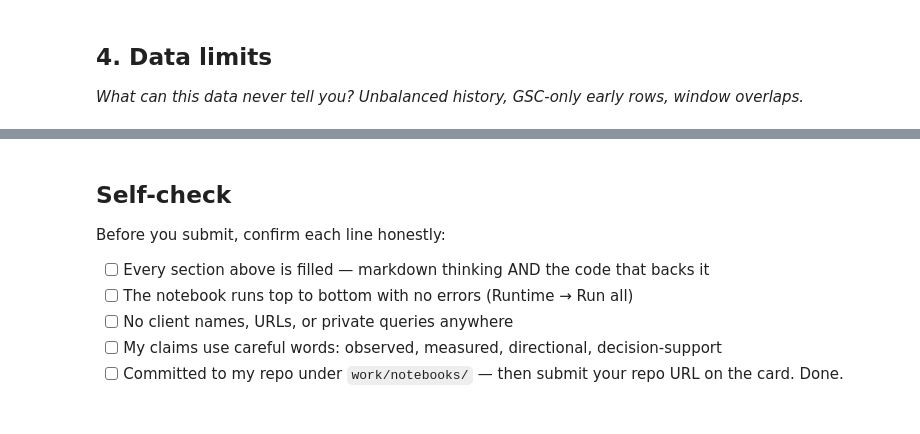
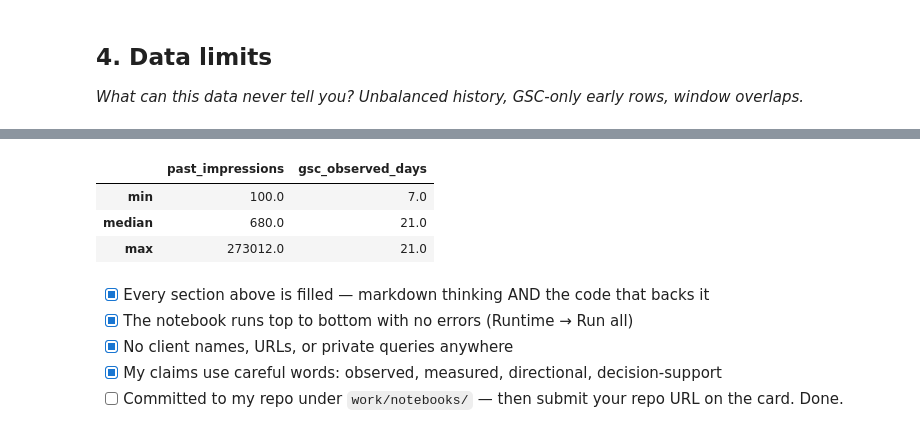
Before and after one commit to ZubairQazzi/flyrank-ml-internship-zubair, a Jupyter notebook: work/notebooks/w03_data_contract.ipynb, the cells around one changed output, grey strips where cells are left out. Drawn from its saved outputs; the diff is of its cells as text; code cells hidden in the pictures.

```diff
--- a/work/notebooks/w03_data_contract.ipynb
+++ b/work/notebooks/w03_data_contract.ipynb
@@ -37,10 +369,24 @@ This skeleton is yours to fill. Work the sections **in order** — each one has
+# %%
+limitation_check = (
+    feature_frame[
+        [
+            "past_impressions",
+            "gsc_observed_days",
+        ]
+    ]
+    .agg(["min", "median", "max"])
+    .round(2)
+)
+
+limitation_check
+# %% [output]
+|  | past_impressions | gsc_observed_days |
+| min | 100.0 | 7.0 |
+| median | 680.0 | 21.0 |
+| max | 273012.0 | 21.0 |
 # %% [markdown]
-## Self-check
-
-Before you submit, confirm each line honestly:
-
-- [ ] Every section above is filled — markdown thinking AND the code that backs it
-- [ ] The notebook runs top to bottom with no errors (Runtime → Run all)
-- [ ] No client names, URLs, or private queries anywhere
-- [ ] My claims use careful words: observed, measured, directional, decision-support
+- [x] Every section above is filled — markdown thinking AND the code that backs it
+- [x] The notebook runs top to bottom with no errors (Runtime → Run all)
+- [x] No client names, URLs, or private queries anywhere
+- [x] My claims use careful words: observed, measured, directional, decision-support
 - [ ] Committed to my repo under `work/notebooks/` — then submit your repo URL on the card. Done.
```
Also changed, not shown: parts of 14 cells of this notebook.
